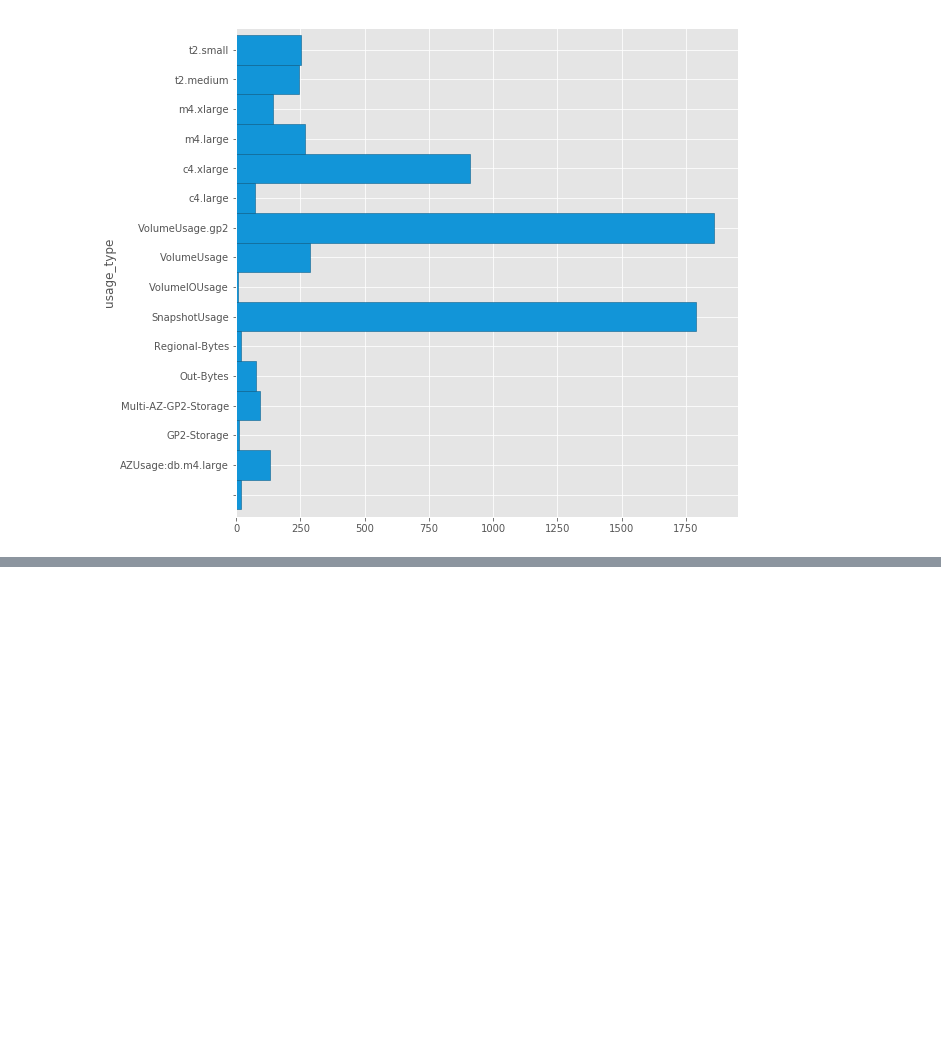
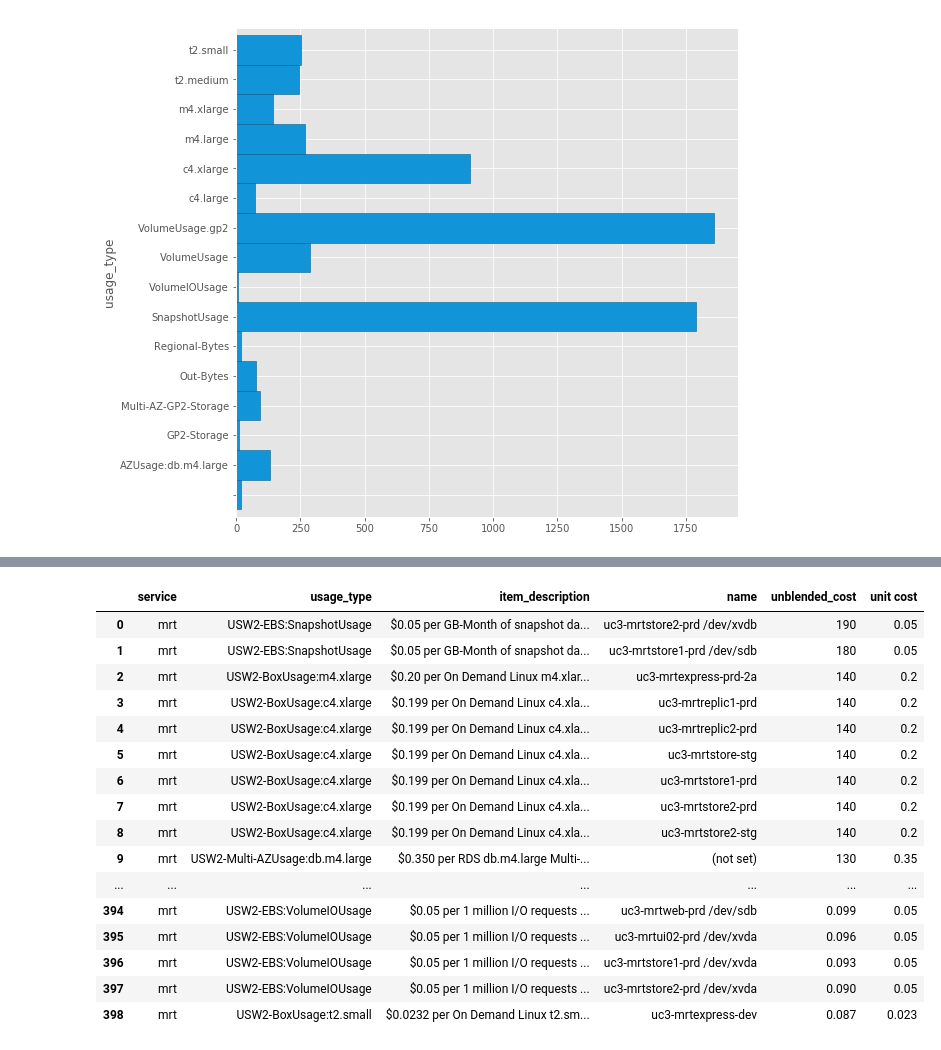
Before and after one commit to CDLUC3/merritt-aws, a Jupyter notebook: Costs.ipynb, the cells around one changed output, grey strips where cells are left out. Saved outputs shown, nothing was run; the diff lists cells and outputs as text; code cells hidden in the pictures; blank space fills up the shorter version.

```diff
--- a/Costs.ipynb
+++ b/Costs.ipynb
@@ -54,0 +43,26 @@ for service in services:
+# %%
+import pandas as pd
+tsv_path = 'data/Merritt Costs 2018-05-08.txt'
+df = pd.read_csv(tsv_path, sep='\t', na_filter=False, index_col=False)
+__description_raw = df['item_description']
+unit_cost = __description_raw.str.extract('\\$([0-9.]+)', expand=False).astype(float)
+df['unit cost'] = unit_cost
+df
+# %% [output]
+|  | service | usage_type | item_description | name | unblended_cost | unit cost |
+| 0 | mrt | USW2-EBS:SnapshotUsage | $0.05 per GB-Month of snapshot da... | uc3-mrtstore2-prd /dev/xvdb | 190 | 0.05 |
+| 1 | mrt | USW2-EBS:SnapshotUsage | $0.05 per GB-Month of snapshot da... | uc3-mrtstore1-prd /dev/sdb | 180 | 0.05 |
+| 2 | mrt | USW2-BoxUsage:m4.xlarge | $0.20 per On Demand Linux m4.xlar... | uc3-mrtexpress-prd-2a | 140 | 0.2 |
+| 3 | mrt | USW2-BoxUsage:c4.xlarge | $0.199 per On Demand Linux c4.xla... | uc3-mrtreplic1-prd | 140 | 0.2 |
+| 4 | mrt | USW2-BoxUsage:c4.xlarge | $0.199 per On Demand Linux c4.xla... | uc3-mrtreplic2-prd | 140 | 0.2 |
+| 5 | mrt | USW2-BoxUsage:c4.xlarge | $0.199 per On Demand Linux c4.xla... | uc3-mrtstore-stg | 140 | 0.2 |
+| 6 | mrt | USW2-BoxUsage:c4.xlarge | $0.199 per On Demand Linux c4.xla... | uc3-mrtstore1-prd | 140 | 0.2 |
+| 7 | mrt | USW2-BoxUsage:c4.xlarge | $0.199 per On Demand Linux c4.xla... | uc3-mrtstore2-prd | 140 | 0.2 |
+| 8 | mrt | USW2-BoxUsage:c4.xlarge | $0.199 per On Demand Linux c4.xla... | uc3-mrtstore2-stg | 140 | 0.2 |
+| 9 | mrt | USW2-Multi-AZUsage:db.m4.large | $0.350 per RDS db.m4.large Multi-... | (not set) | 130 | 0.35 |
+| ... | ... | ... | ... | ... | ... | ... |
+| 394 | mrt | USW2-EBS:VolumeIOUsage | $0.05 per 1 million I/O requests ... | uc3-mrtweb-prd /dev/sdb | 0.099 | 0.05 |
+| 395 | mrt | USW2-EBS:VolumeIOUsage | $0.05 per 1 million I/O requests ... | uc3-mrtui02-prd /dev/xvda | 0.096 | 0.05 |
+| 396 | mrt | USW2-EBS:VolumeIOUsage | $0.05 per 1 million I/O requests ... | uc3-mrtstore1-prd /dev/xvda | 0.093 | 0.05 |
+| 397 | mrt | USW2-EBS:VolumeIOUsage | $0.05 per 1 million I/O requests ... | uc3-mrtstore2-prd /dev/xvda | 0.090 | 0.05 |
+| 398 | mrt | USW2-BoxUsage:t2.small | $0.0232 per On Demand Linux t2.sm... | uc3-mrtexpress-dev | 0.087 | 0.023 |
```
Also changed, not shown: parts of 2 cells of this notebook, 1 other file.
